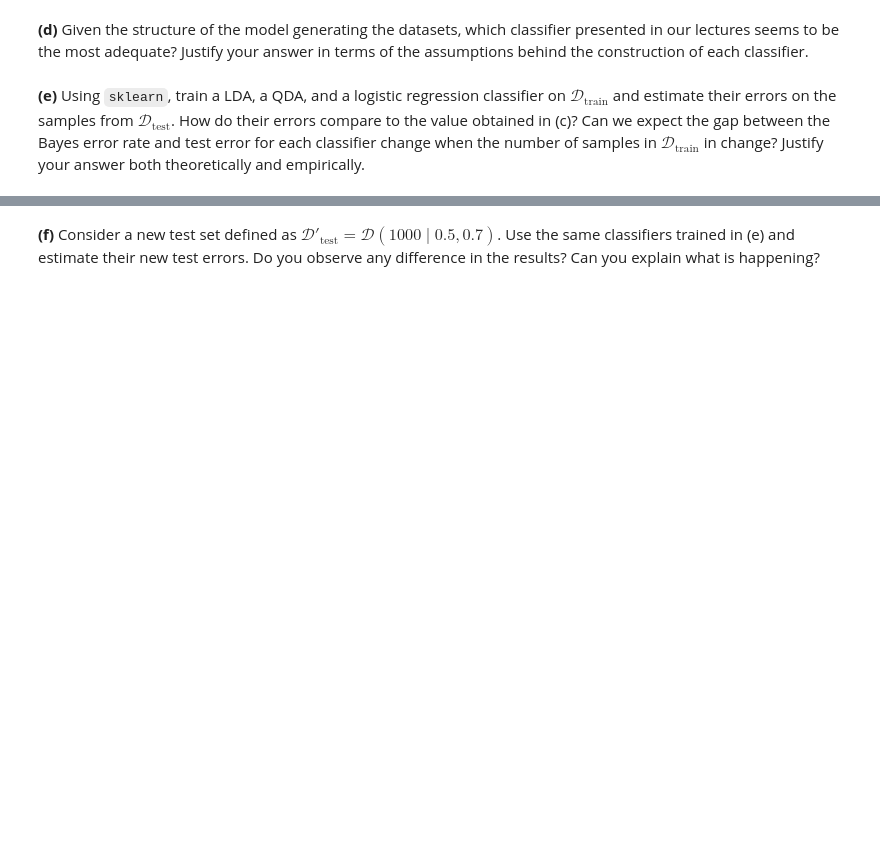
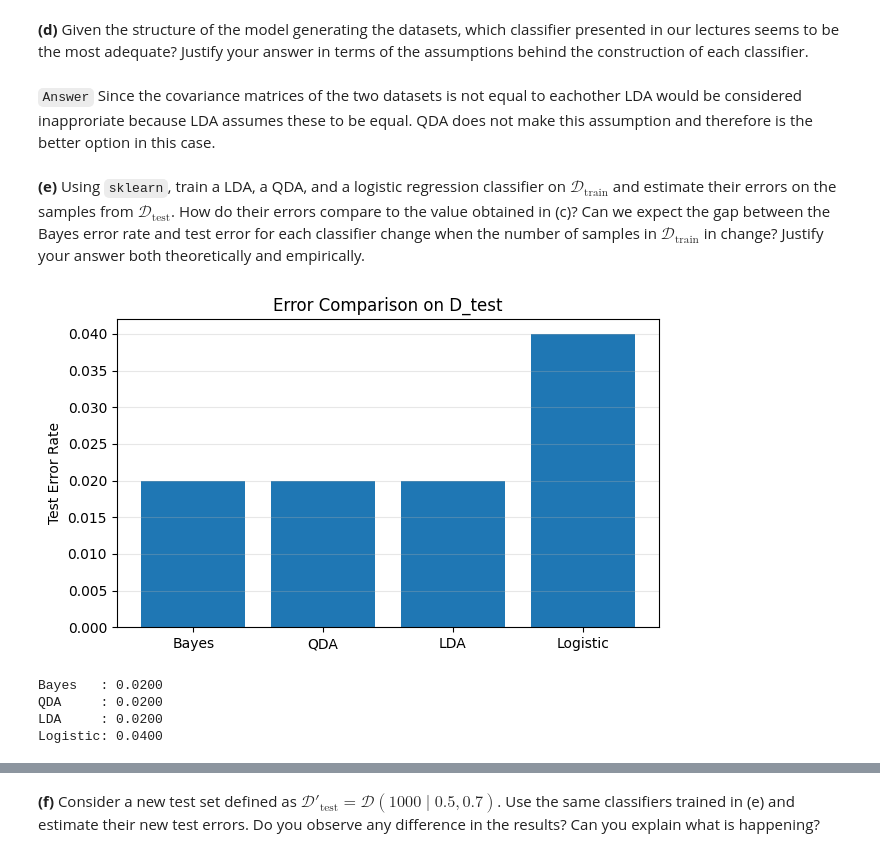
Before and after one commit to MC0117/SLA-labs, a Jupyter notebook: TP3/TP3.ipynb, the cells around one changed output, grey strips where cells are left out. Cells and saved outputs as stored; diff of their text form; code cells hidden in the pictures; blank space fills up the shorter version.

```diff
--- a/TP3/TP3.ipynb
+++ b/TP3/TP3.ipynb
@@ -234,4 +233,46 @@ Generating data with epsilon = 9.6
 # %% [markdown]
 **(d)** Given the structure of the model generating the datasets, which classifier presented in our lectures seems to be the most adequate? Justify your answer in terms of the assumptions behind the construction of each classifier.
+# %% [markdown]
+`Answer` Since the covariance matrices of the two datasets is not equal to eachother LDA would be considered inapproriate because LDA assumes these to be equal. QDA does not make this assumption and therefore is the better option in this case.
 # %% [markdown]
 **(e)** Using `sklearn`, train a LDA, a QDA, and a logistic regression classifier on $\mathcal{D}_\text{train}$ and estimate their errors on the samples from $\mathcal{D}_\text{test}$. How do their errors compare to the value obtained in (c)? Can we expect the gap between the Bayes error rate and test error for each classifier change when the number of samples in $\mathcal{D}_{\text{train}}$ in change? Justify your answer both theoretically and empirically.
+# %%
+# Clean (e) comparison plot: Bayes, QDA, LDA, Logistic on current D_train / D_test
+
+from sklearn.discriminant_analysis import LinearDiscriminantAnalysis, QuadraticDiscriminantAnalysis
+from sklearn.linear_model import LogisticRegression
+
+train_data, test_data = generate_data(epsilon=2, N=1050, print_info=False)
+
+X_train = train_data[['x0', 'x1']].values
+y_train = train_data['y'].values.astype(int)
+X_test = test_data[['x0', 'x1']].values
+y_test = test_data['y'].values.astype(int)
+
+lda = LinearDiscriminantAnalysis().fit(X_train, y_train)
+qda = QuadraticDiscriminantAnalysis().fit(X_train, y_train)
+logistic = LogisticRegression(max_iter=1000).fit(X_train, y_train)
+bayes = BayesPredictor().fit(X_train, y_train)
+
+errors = {
+    'Bayes': np.mean(bayes.predict(X_test) != y_test),
+    'QDA': np.mean(qda.predict(X_test) != y_test),
+    'LDA': np.mean(lda.predict(X_test) != y_test),
+    'Logistic': np.mean(logistic.predict(X_test) != y_test),
+}
+
+plt.figure(figsize=(7, 4))
+plt.bar(list(errors.keys()), list(errors.values()))
+plt.ylabel('Test Error Rate')
+plt.title('Error Comparison on D_test')
+plt.grid(axis='y', alpha=0.3)
+plt.show()
+
+for k, v in errors.items():
+    print(f'{k:8s}: {v:.4f}')
+# %% [output]
+[figure, added]
+Bayes   : 0.0200
+QDA     : 0.0200
+LDA     : 0.0200
+Logistic: 0.0400
```
Also changed, not shown: parts of 7 cells of this notebook.
